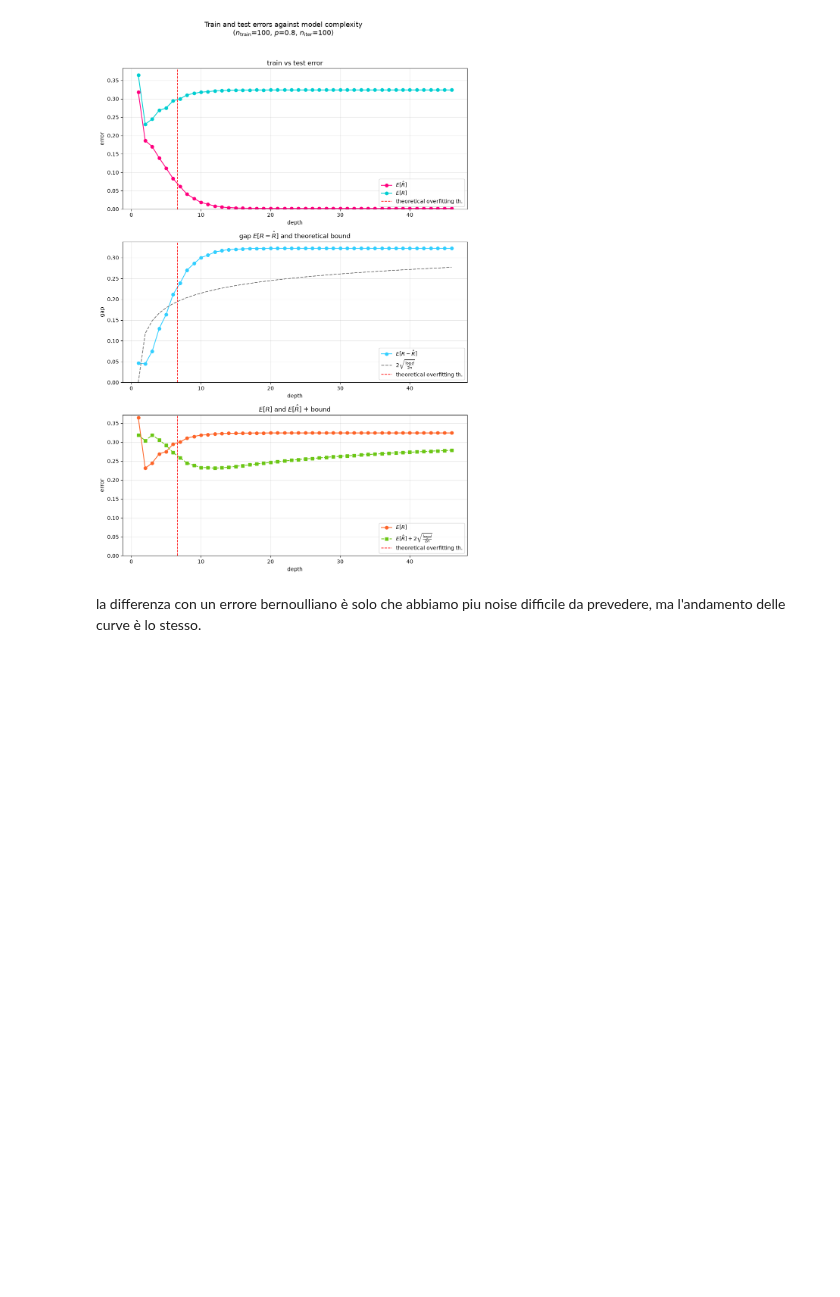
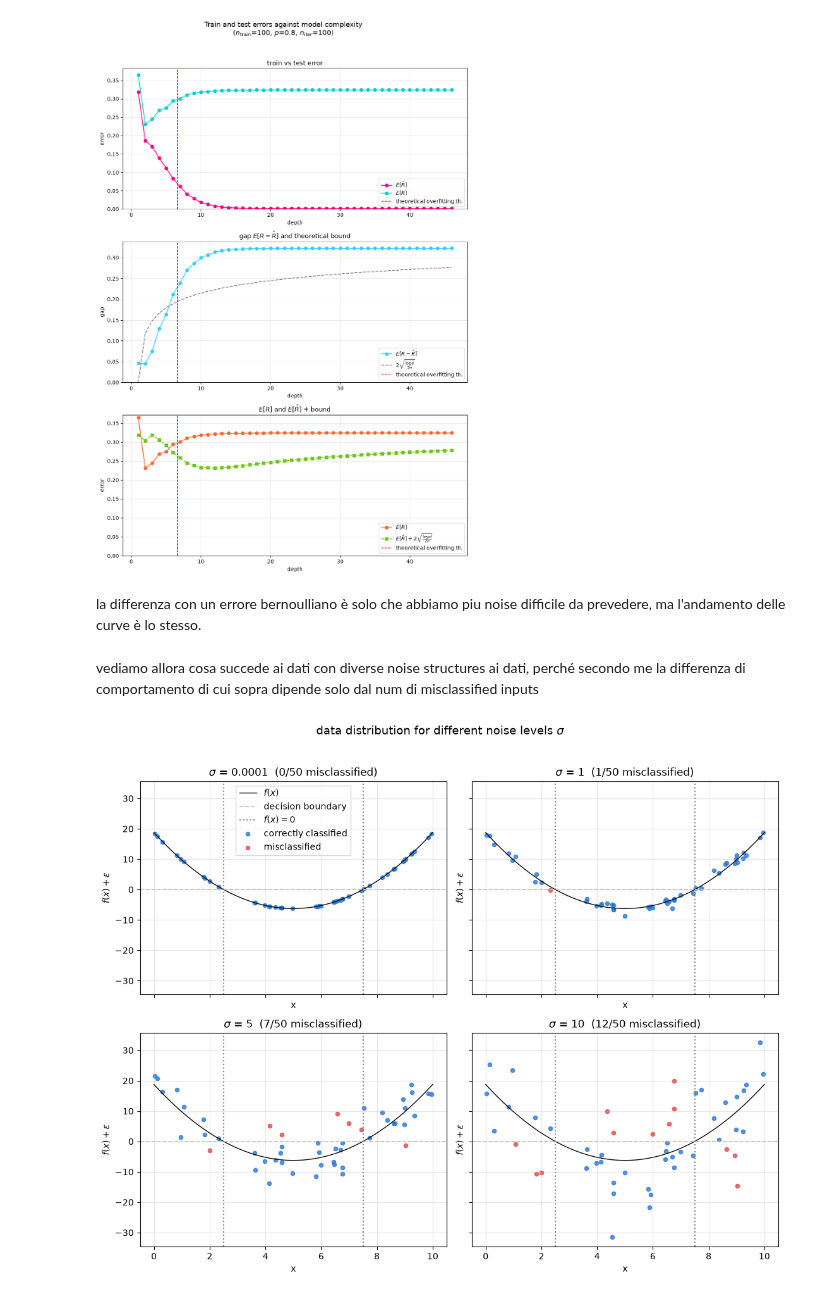
Before and after one commit to matildedol/tesi, a Jupyter notebook: code/noise_structure.ipynb, the cells around one changed output. Drawn from its saved outputs; the diff is of its cells as text; code cells hidden in the pictures; blank space fills up the shorter version.

```diff
--- a/code/noise_structure.ipynb
+++ b/code/noise_structure.ipynb
@@ -67,3 +64,10 @@ plots(hat_Rs, Rs, gaps, n_train = n, sigma = noise_std, num_iter= T, model = mym
 [figure]
 # %% [markdown]
 la differenza con un errore bernoulliano è solo che abbiamo piu noise difficile da prevedere, ma l'andamento delle curve è lo stesso.
+# %% [markdown]
+vediamo allora cosa succede ai dati con diverse noise structures ai dati, perché secondo me la differenza di comportamento di cui sopra dipende solo dal num di misclassified inputs
+# %%
+# explore data for gaussian noise
+explore_data(fun = centered_parabola, n_train = 50, supp_size = 10_000, sigmas = (10 **(-4), 1, 5, 10))
+# %% [output]
+[figure, added]
```
Also changed, not shown: parts of 10 cells of this notebook.
